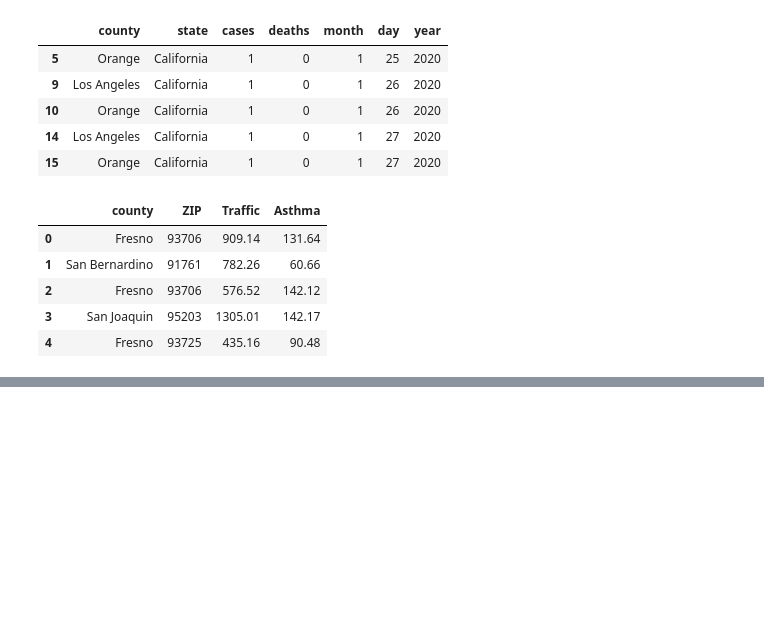
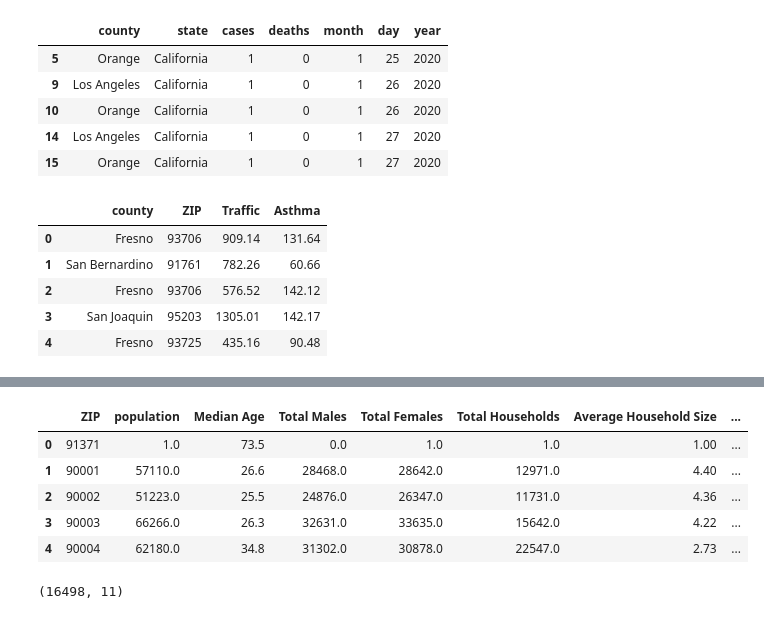
Before and after one commit to salma71/COVID_-LA, a Jupyter notebook: data_expolration.ipynb, the cells around one changed output, grey strips where cells are left out. Cells and saved outputs as stored; diff of their text form; code cells hidden in the pictures; blank space fills up the shorter version.

```diff
--- a/data_expolration.ipynb
+++ b/data_expolration.ipynb
@@ -290,0 +306,12 @@ merge_inner.shape
+# %%
+merge_inner_2 = pd.concat([census, asthma_by_age])
+display(merge_inner_2.head())
+merge_inner_2.shape
+# %% [output]
+|  | ZIP | population | Median Age | Total Males | Total Females | Total Households | Average Household Size | ... |
+| 0 | 91371 | 1.0 | 73.5 | 0.0 | 1.0 | 1.0 | 1.00 | ... |
+| 1 | 90001 | 57110.0 | 26.6 | 28468.0 | 28642.0 | 12971.0 | 4.40 | ... |
+| 2 | 90002 | 51223.0 | 25.5 | 24876.0 | 26347.0 | 11731.0 | 4.36 | ... |
+| 3 | 90003 | 66266.0 | 26.3 | 32631.0 | 33635.0 | 15642.0 | 4.22 | ... |
+| 4 | 90004 | 62180.0 | 34.8 | 31302.0 | 30878.0 | 22547.0 | 2.73 | ... |
+(16498, 11)
```
Also changed, not shown: parts of 7 cells of this notebook.
